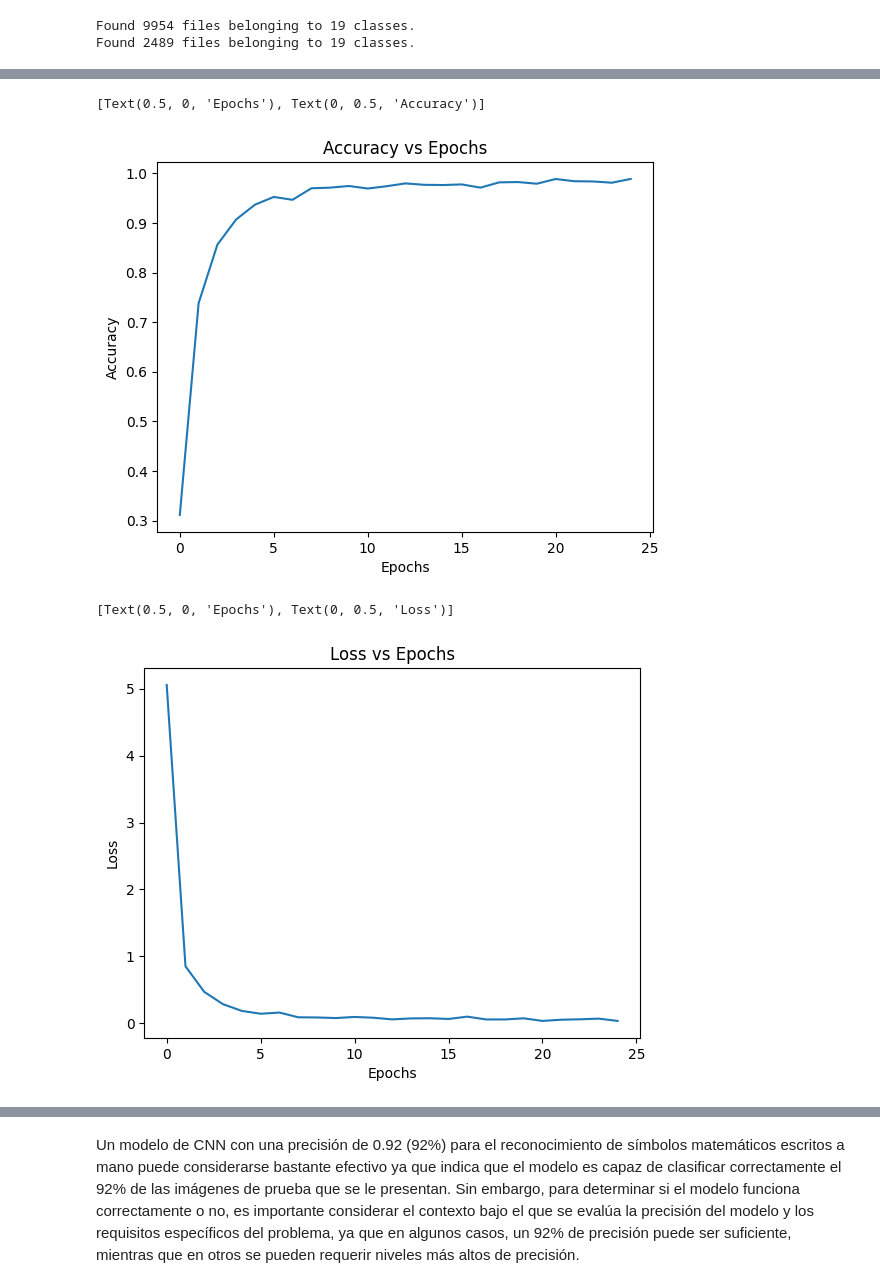
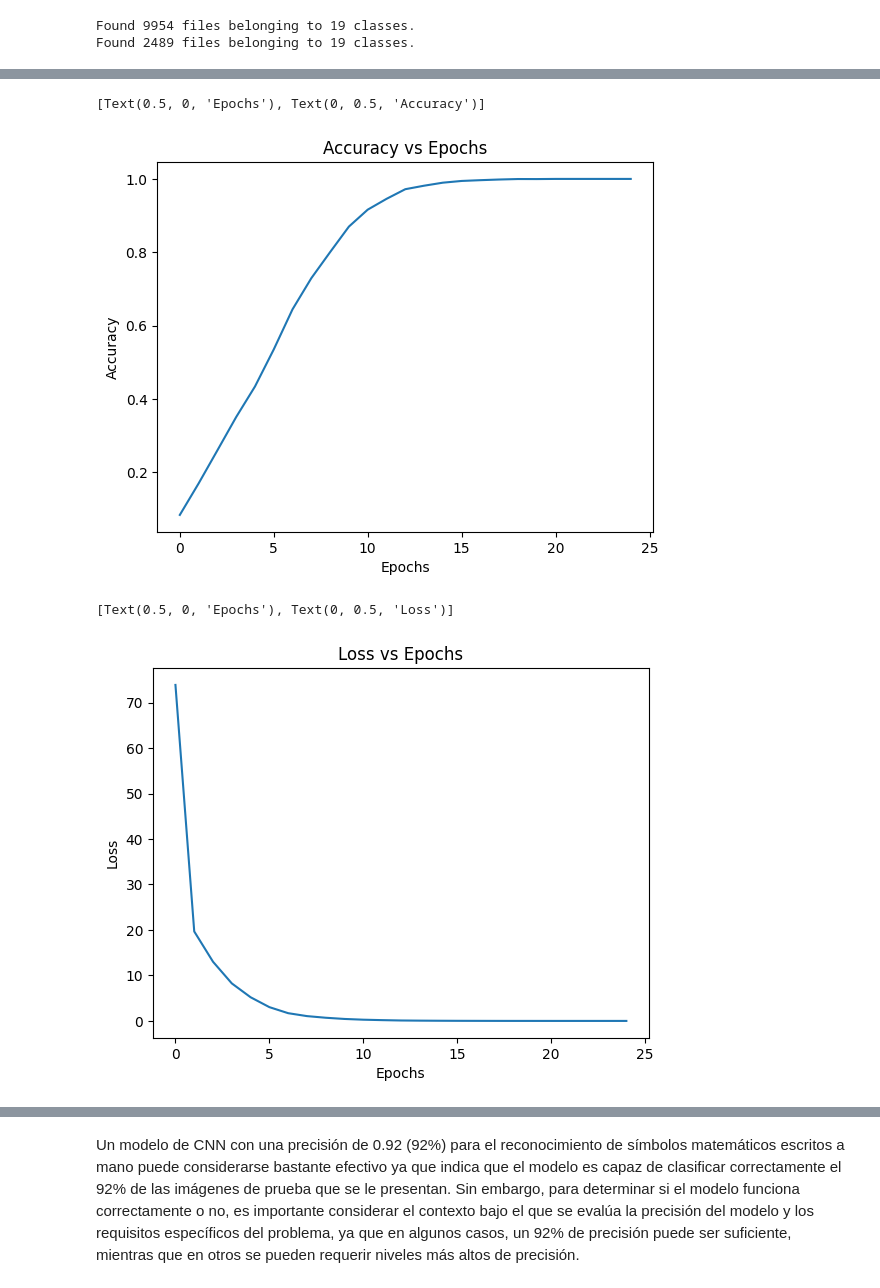
Before and after one commit to Diego583/M2_AI_project, a Jupyter notebook: cnnmodel.ipynb, the cells around one changed output, grey strips where cells are left out. Drawn from its saved outputs; the diff is of its cells as text; code cells hidden in the pictures.

```diff
--- a/cnnmodel.ipynb
+++ b/cnnmodel.ipynb
@@ -30,24 +30,18 @@ Total no of images = 12443
 # %%
 img_height = 64
 img_width = 64
+img_channels = 3
 
 # Arquitectura del modelo
-model = Sequential([
-  layers.Conv2D(19, 3, padding='same', activation='relu', input_shape=(img_height, img_width, img_channels)),
-  layers.MaxPooling2D(),
-  layers.Conv2D(32, 3, padding='same', activation='relu'),
-  layers.MaxPooling2D(),
-  layers.Conv2D(64, 3, padding='same', activation='relu'),
-  layers.MaxPooling2D(),
-  layers.Dropout(0.2),
-  layers.Flatten(),
-  layers.Dense(128, activation='relu'),
-  layers.Dense(num_classes),
-])
+model = models.Sequential()
+model.add(layers.Conv2D(19, (3, 3), activation="relu", input_shape = (img_height, img_width, img_channels)))
+model.add(layers.Flatten())
+model.add(layers.Dense(256,activation='relu'))
+model.add(layers.Dense(19,activation='softmax'))
-# %%
-model.compile(optimizer='adam',
-              loss=tf.keras.losses.SparseCategoricalCrossentropy(from_logits=True),
-              metrics=['accuracy'])
+# %%
+model.compile(loss='categorical_crossentropy',
+						optimizer=optimizers.RMSprop(learning_rate=2e-5),
+						metrics=['acc'])
 # %%
 model.summary()
 # %% [output]
@@ -76,7 +70,8 @@ train_ds = tf.keras.preprocessing.image_dataset_from_directory(
     batch_size=32,
     shuffle=True,
     seed=42,
-    validation_split=None
+    validation_split=None,
+    label_mode='categorical'
 )
 
 # Cargar el test dataset
@@ -86,7 +81,8 @@ val_ds = tf.keras.preprocessing.image_dataset_from_directory(
     batch_size=32,
     shuffle=False,
     seed=42,
-    validation_split=None
+    validation_split=None,
+    label_mode='categorical'
 )
 # %% [output]
 Found 9954 files belonging to 19 classes.
@@ -119,15 +115,15 @@ Epoch 25/25
 # %%
 frame = pd.DataFrame(history.history)
 # %%
-acc_plot = frame.plot(y="accuracy", title="Accuracy vs Epochs", legend=False)
+acc_plot = frame.plot(y="acc", title="Accuracy vs Epochs", legend=False)
 acc_plot.set(xlabel="Epochs", ylabel="Accuracy")
 # %% [output]
 [Text(0.5, 0, 'Epochs'), Text(0, 0.5, 'Accuracy')]
-[figure, old version]
+[figure, new version]
 # %%
 acc_plot = frame.plot(y="loss", title = "Loss vs Epochs",legend=False)
 acc_plot.set(xlabel="Epochs", ylabel="Loss")
 # %% [output]
 [Text(0.5, 0, 'Epochs'), Text(0, 0.5, 'Loss')]
-[figure, old version]
+[figure, new version]
 # %%
```
Also changed, not shown: parts of 6 cells of this notebook, 1 other file.
